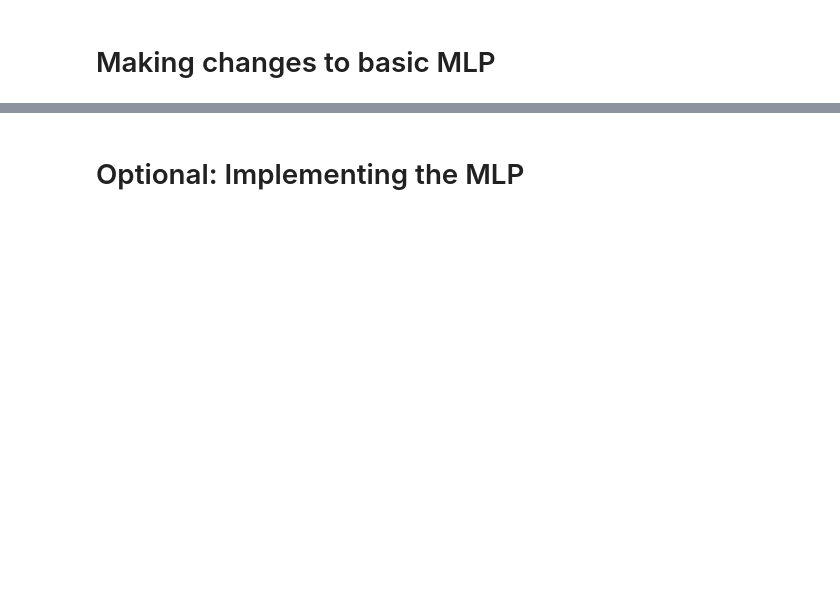
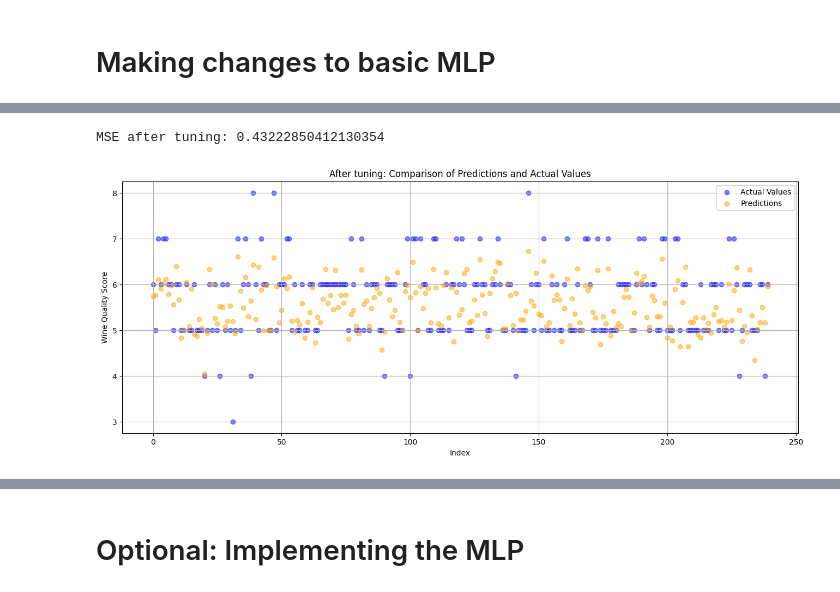
Before and after one commit to USFCA-CS663-Spring2024/mlp-multi-layer-perceptron-weicheng112, a Jupyter notebook: Assignment 4 - MLP.ipynb, the cells around one changed output, grey strips where cells are left out. Drawn from its saved outputs; the diff is of its cells as text; code cells hidden in the pictures; blank space fills up the shorter version.

```diff
--- a/Assignment 4 - MLP.ipynb
+++ b/Assignment 4 - MLP.ipynb
@@ -492,0 +591,34 @@ plt.show()
+# %%
+## eval new performance
+test_loader = DataLoader(dataset=test_data, batch_size=8)
+
+new_model.eval()
+new_batch_loss_test = []
+all_predictions = []
+all_targets = []
+
+for features, targets in test_loader:
+    test_hyp = new_model(features)
+    test_loss = criterion(test_hyp, targets)
+    new_batch_loss_test.append(test_loss.item())
+
+    # Collect all predictions and actual values for plotting
+    all_predictions.extend(test_hyp.view(-1).tolist())
+    all_targets.extend(targets.view(-1).tolist())
+
+new_mse = np.mean(new_batch_loss_test)
+print(f'MSE after tuning: {new_mse}')
+# %% [output]
+MSE after tuning: 0.43222850412130354
+# %%
+plt.figure(figsize=(16, 6))
+plt.scatter(range(len(all_targets)), all_targets, color='blue', alpha=0.5, label='Actual Values')
+plt.scatter(range(len(all_predictions)), all_predictions, color='orange', alpha=0.5, label='Predictions')
+plt.title('After tuning: Comparison of Predictions and Actual Values')
+plt.xlabel('Index')
+plt.ylabel('Wine Quality Score')
+plt.legend()
+plt.grid(True)
+plt.show()
+# %% [output]
+[figure, added]
```
Also changed, not shown: parts of 14 cells of this notebook.
